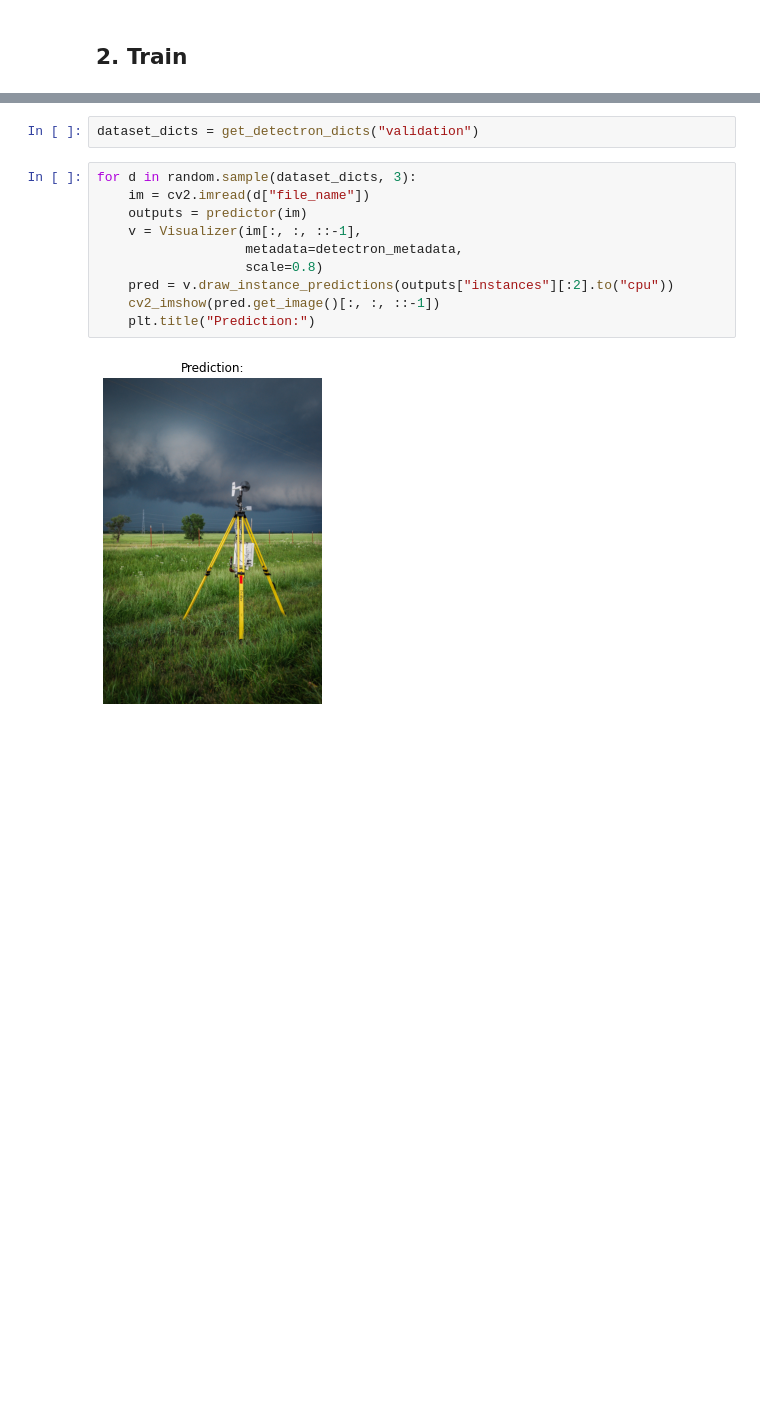
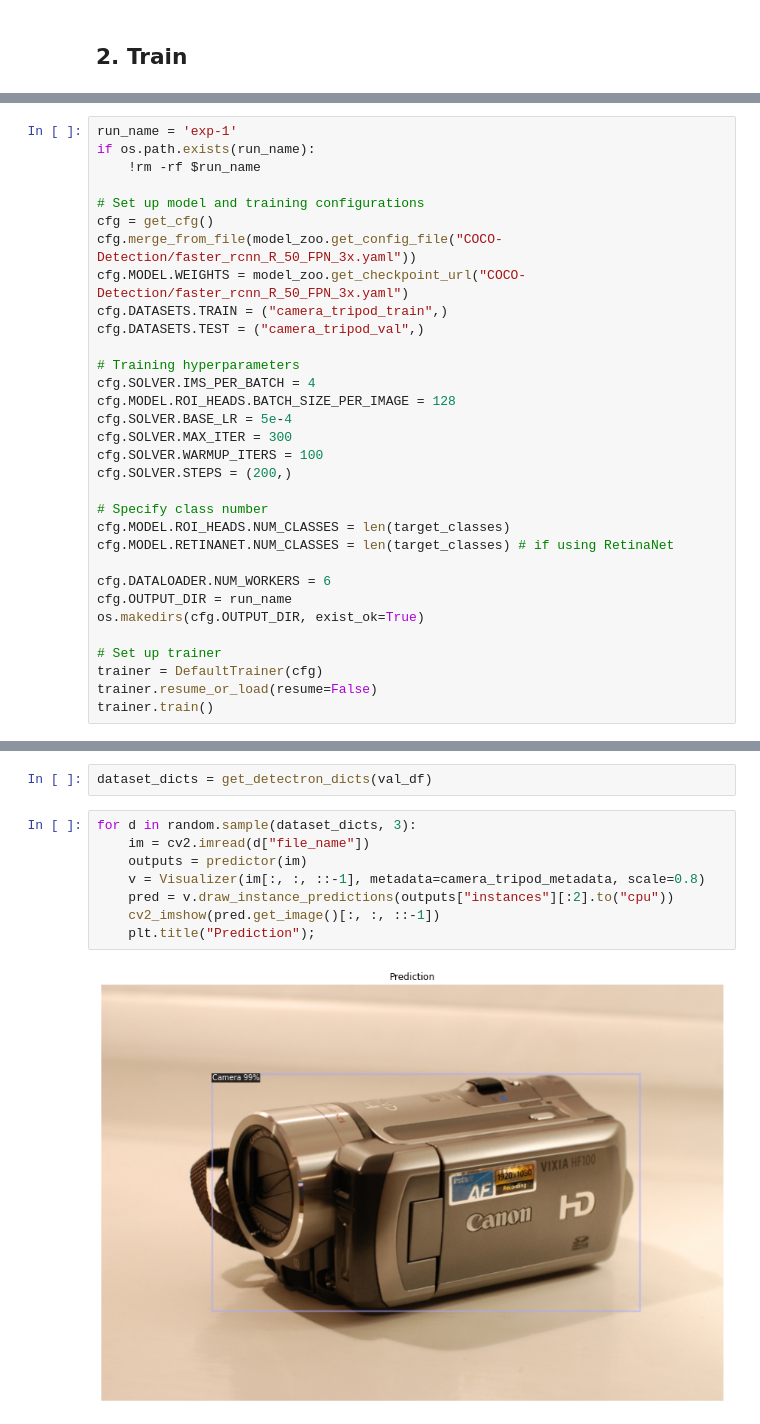
Before and after one commit to chriskhanhtran/object-detection-detectron2, a Jupyter notebook: 03-train-small.ipynb, the cells around one changed output, grey strips where cells are left out. Saved outputs shown, nothing was run; the diff lists cells and outputs as text; blank space fills up the shorter version.

```diff
--- a/03-train-small.ipynb
+++ b/03-train-small.ipynb
@@ -197,0 +117,32 @@ WARNING [06/24 21:09:35 d2.engine.defaults]: No evaluator found. Use `DefaultTra
+# %%
+run_name = 'exp-1'
+if os.path.exists(run_name):
+    !rm -rf $run_name
+
+# Set up model and training configurations
+cfg = get_cfg()
+cfg.merge_from_file(model_zoo.get_config_file("COCO-Detection/faster_rcnn_R_50_FPN_3x.yaml"))
+cfg.MODEL.WEIGHTS = model_zoo.get_checkpoint_url("COCO-Detection/faster_rcnn_R_50_FPN_3x.yaml")
+cfg.DATASETS.TRAIN = ("camera_tripod_train",)
+cfg.DATASETS.TEST = ("camera_tripod_val",)
+
+# Training hyperparameters
+cfg.SOLVER.IMS_PER_BATCH = 4
+cfg.MODEL.ROI_HEADS.BATCH_SIZE_PER_IMAGE = 128
+cfg.SOLVER.BASE_LR = 5e-4
+cfg.SOLVER.MAX_ITER = 300
+cfg.SOLVER.WARMUP_ITERS = 100
+cfg.SOLVER.STEPS = (200,)
+
+# Specify class number
+cfg.MODEL.ROI_HEADS.NUM_CLASSES = len(target_classes)
+cfg.MODEL.RETINANET.NUM_CLASSES = len(target_classes) # if using RetinaNet
+
+cfg.DATALOADER.NUM_WORKERS = 6
+cfg.OUTPUT_DIR = run_name
+os.makedirs(cfg.OUTPUT_DIR, exist_ok=True)
+
+# Set up trainer
+trainer = DefaultTrainer(cfg)
+trainer.resume_or_load(resume=False)
+trainer.train()
@@ -204,15 +266,13 @@ cfg.DATASETS.TEST = ("camera_tripod_validation",)
 predictor = DefaultPredictor(cfg)
 # %%
-dataset_dicts = get_detectron_dicts("validation")
+dataset_dicts = get_detectron_dicts(val_df)
 # %%
 for d in random.sample(dataset_dicts, 3):
     im = cv2.imread(d["file_name"])
     outputs = predictor(im)
-    v = Visualizer(im[:, :, ::-1],
-                   metadata=detectron_metadata,
-                   scale=0.8)
+    v = Visualizer(im[:, :, ::-1], metadata=camera_tripod_metadata, scale=0.8)
     pred = v.draw_instance_predictions(outputs["instances"][:2].to("cpu"))
     cv2_imshow(pred.get_image()[:, :, ::-1])
-    plt.title("Prediction:")
+    plt.title("Prediction");
 # %% [output]
-[figure, old version]
+[figure, new version]
```
Also changed, not shown: parts of 34 cells of this notebook, 20 other files.
